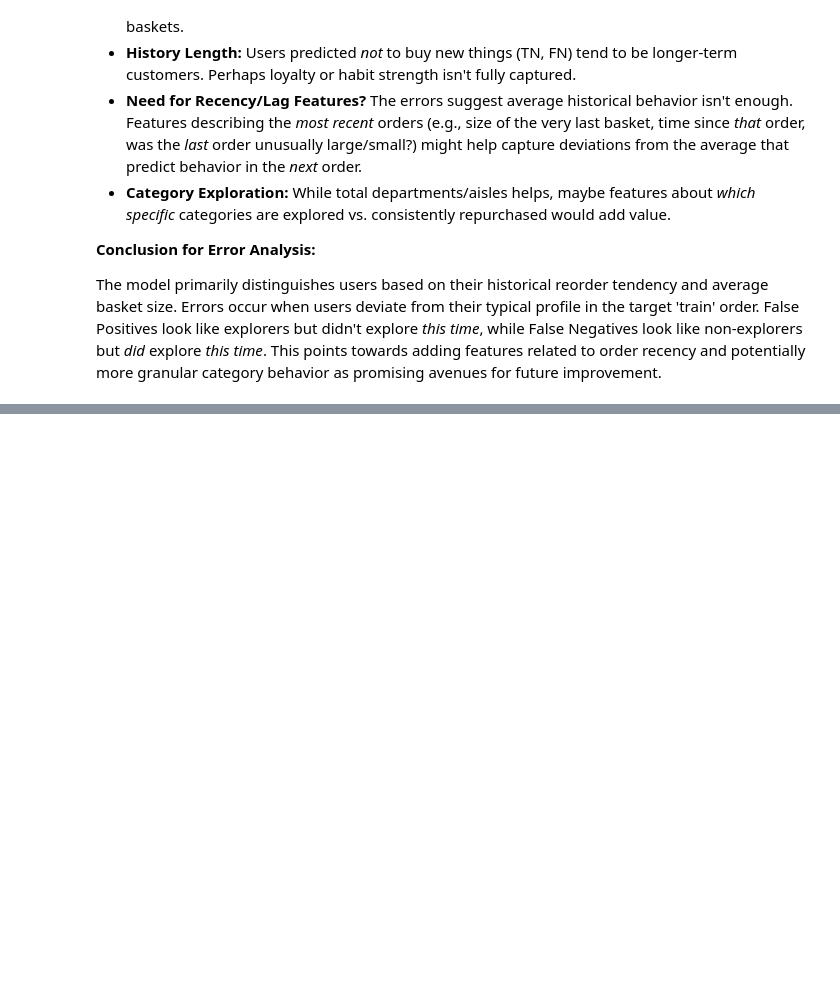
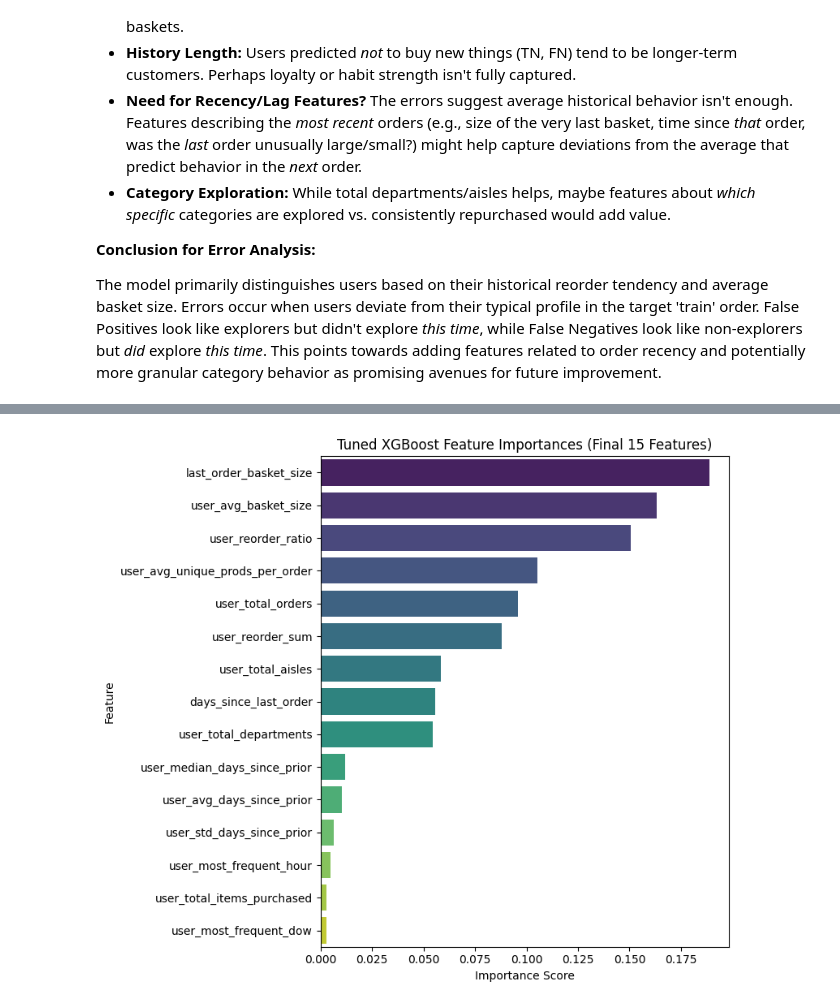
Before and after one commit to Onoh9/instacart-ml-project, a Jupyter notebook: EDA.ipynb, the cells around one changed output, grey strips where cells are left out. Cells and saved outputs as stored; diff of their text form; code cells hidden in the pictures; blank space fills up the shorter version.

Commit message:
completed path A of project-- model for predicting if users purchase new product

```diff
--- a/EDA.ipynb
+++ b/EDA.ipynb
@@ -2433,0 +2744,85 @@ The model primarily distinguishes users based on their historical reorder tenden
+# %%
+# Reuse previously imported libraries
+# import xgboost as xgb
+# from sklearn.metrics import ...
+# import time
+
+print("\n--- Phase 5 (Final Run): Retraining Tuned XGBoost ---")
+start_time = time.time()
+
+# Use the FINAL training and testing sets
+X_train_to_use = X_train_final
+y_train_to_use = y_train_final
+X_test_to_use = X_test_final
+y_test_to_use = y_test_final
+feature_names_to_use = feature_names_final # Use the final list of names
+
+# Ensure best_params from RandomizedSearch (Cell 20.24) is available
+if 'best_params' not in locals():
+     print("ERROR: `best_params` not found. Rerun Hyperparameter Tuning (Phase 7 / Cell 20.24).")
+else:
+    # 1. Initialize Final Model with Best Parameters
+    print("Initializing final XGBoost model with best parameters found during tuning...")
+    # Note: We don't need to recalculate scale_pos_weight here if it's already
+    # included correctly within the 'best_params' dictionary from the search.
+    # If it's not, add it manually: best_params['scale_pos_weight'] = scale_pos_weight_value_upd
+    final_xgb_model_on_final_features = xgb.XGBClassifier(
+                                        objective='binary:logistic',
+                                        eval_metric='logloss',
+                                        use_label_encoder=False,
+                                        **best_params, # Unpack the best parameters
+                                        random_state=42,
+                                        n_jobs=-1)
+
+    # 2. Train the Model
+    final_xgb_model_on_final_features.fit(X_train_to_use, y_train_to_use)
+    print("Model training complete.")
+
+    # 3. Make Predictions on the Test Set
+    y_pred_xgb_final = final_xgb_model_on_final_features.predict(X_test_to_use)
+    y_pred_proba_xgb_final = final_xgb_model_on_final_features.predict_proba(X_test_to_use)[:, 1]
+    print("Predictions generated for the test set.")
+
+    # 4. Evaluate the Model
+    print("\n--- Tuned XGBoost Evaluation Metrics (Final 15 Features) ---")
+    accuracy_xgb_final = accuracy_score(y_test_to_use, y_pred_xgb_final)
+    precision_xgb_final = precision_score(y_test_to_use, y_pred_xgb_final)
+    recall_xgb_final = recall_score(y_test_to_use, y_pred_xgb_final)
+    f1_xgb_final = f1_score(y_test_to_use, y_pred_xgb_final)
+    roc_auc_xgb_final = roc_auc_score(y_test_to_use, y_pred_proba_xgb_final)
+
+    print(f"Accuracy:  {accuracy_xgb_final:.4f}")
+    print(f"Precision (Class 1): {precision_xgb_final:.4f}")
+    print(f"Recall (Class 1):    {recall_xgb_final:.4f}")
+    print(f"F1-Score (Class 1):  {f1_xgb_final:.4f}")
+    print(f"AUC-ROC:   {roc_auc_xgb_final:.4f}")
+
+    # 5. Detailed Report per Class
+    print("\nClassification Report:")
+    print(classification_report(y_test_to_use, y_pred_xgb_final, target_names=['Class 0 (No New)', 'Class 1 (New)']))
+
+    # 6. Confusion Matrix Visualization is optional here unless comparing visually
+
+    # 7. Feature Importance
+    print("\nTuned XGBoost Feature Importances (Final 15 Features):")
+    importances_xgb_final = final_xgb_model_on_final_features.feature_importances_
+    feature_importance_xgb_final_df = pd.DataFrame({
+        'Feature': feature_names_to_use, # Use final names list
+        'Importance': importances_xgb_final
+    }).sort_values(by='Importance', ascending=False)
+    print(feature_importance_xgb_final_df)
+
+    # Plot feature importances
+    plt.figure(figsize=(8, 7)) # Make slightly taller for more features
+    sns.barplot(x='Importance', y='Feature', data=feature_importance_xgb_final_df, palette='viridis')
+    plt.title('Tuned XGBoost Feature Importances (Final 15 Features)')
+    plt.xlabel('Importance Score')
+    plt.ylabel('Feature')
+    plt.tight_layout()
+    plt.show()
+
+
+    end_time = time.time()
+    print(f"\nPhase 5 (Final Run) - Tuned XGBoost Complete. Time taken: {end_time - start_time:.2f} seconds.")
+    print("-" * 50)
+# %% [output]
@@ -2433,0 +2854 @@ The model primarily distinguishes users based on their historical reorder tenden
+[figure, added]
```
Also changed, not shown: parts of 15 cells of this notebook.
